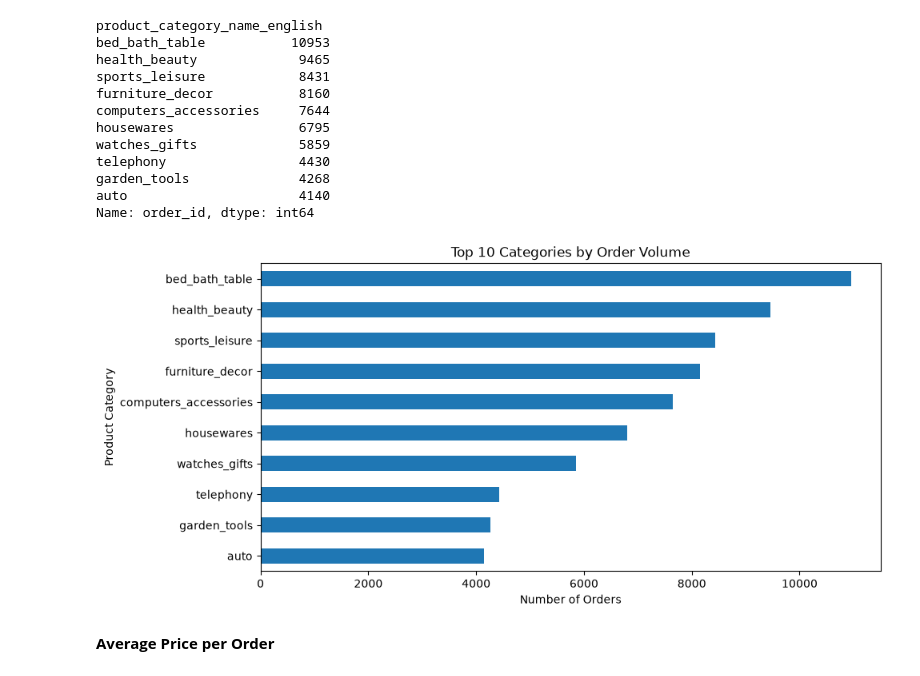
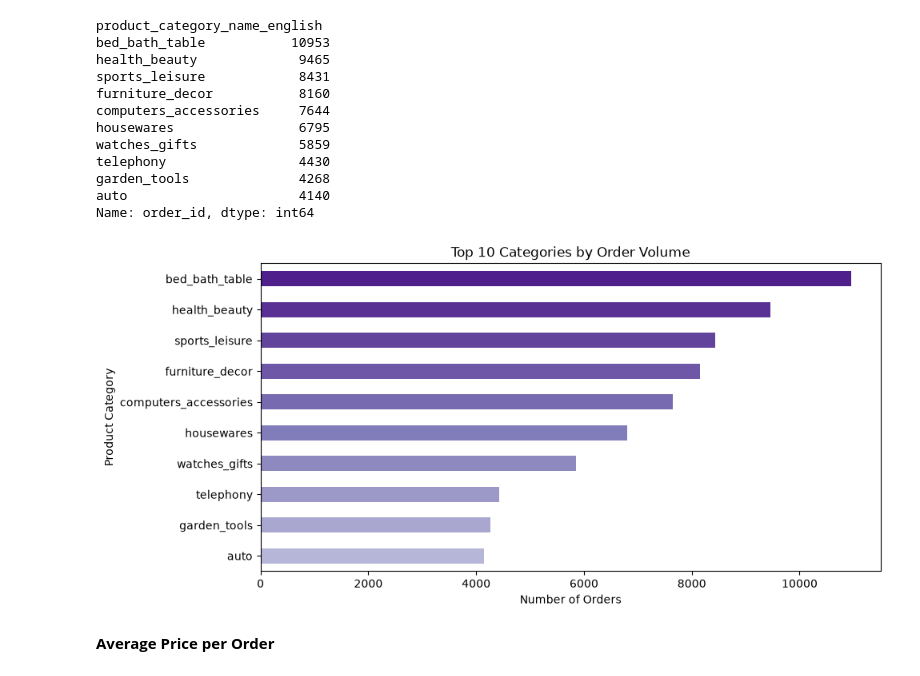
Before and after one commit to imanfarooq10/olist-ecommerce-sales-analysis, a Jupyter notebook: notebooks/3_eda.ipynb, the cells around one changed output. Saved outputs shown, nothing was run; the diff lists cells and outputs as text; code cells hidden in the pictures.

```diff
--- a/notebooks/3_eda.ipynb
+++ b/notebooks/3_eda.ipynb
@@ -176,13 +152,15 @@ garden_tools              4268
 auto                      4140
 Name: order_id, dtype: int64
 # %%
-order_count.head(10).plot(kind='barh',figsize=(10,5),title='Top 10 Categories by Order Volume')
+import matplotlib.cm as cm
+gradient_colors = cm.Purples(np.linspace(0.9, 0.4, 10))
+order_count.head(10).plot(kind='barh',figsize=(10,5),title='Top 10 Categories by Order Volume',color=gradient_colors)
 plt.xlabel('Number of Orders')
 plt.ylabel('Product Category')
 plt.gca().invert_yaxis()
 plt.show()
 # %% [output]
-[figure, old version]
+[figure, new version]
 # %% [markdown]
 **Average Price per Order**
 # %%
```
Also changed, not shown: parts of 41 cells of this notebook.
